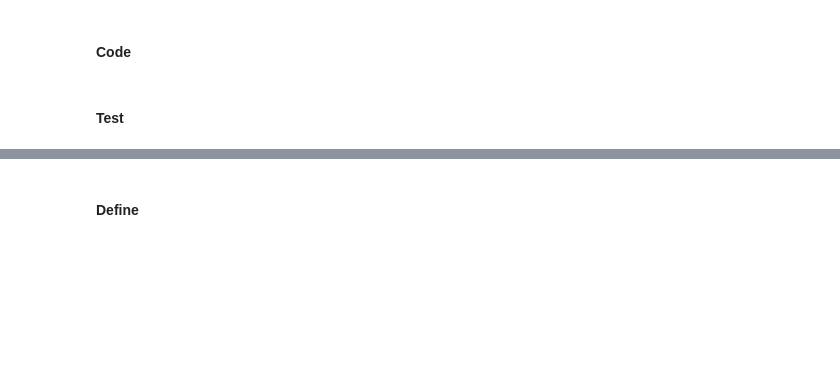
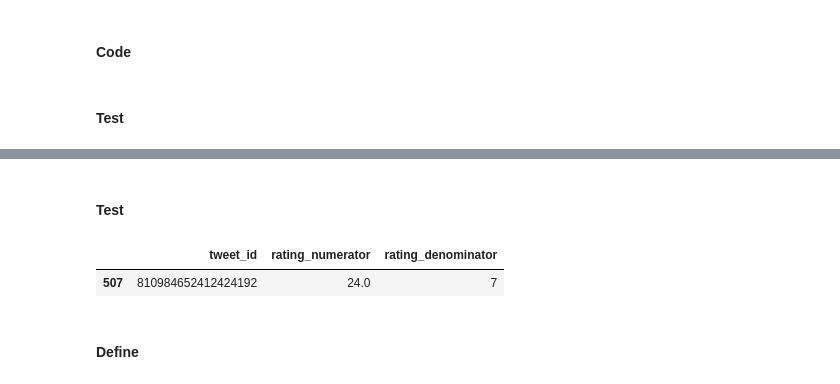
Before and after one commit to marooned20/Udacity-Data-Wrangling, a Jupyter notebook: wrangle_act.ipynb, the cells around one changed output, grey strips where cells are left out. Saved outputs shown, nothing was run; the diff lists cells and outputs as text; code cells hidden in the pictures; blank space fills up the shorter version.

```diff
--- a/wrangle_act.ipynb
+++ b/wrangle_act.ipynb
@@ -584,3 +600,21 @@ archive_tweet_df[archive_tweet_df.text.str.contains(r"(\d+\.\d+/)")]
+# %%
+# get tweet_ids to fix. Skip 810984652412424192 due to no rating
+ids_to_fix = list(archive_tweet_df.tweet_id[archive_tweet_df.rating_denominator % 10 != 0])[1:]
+
+# manually insert the numbers
+num_to_fix = [14, 10, 9]
+den_to_fix = [10, 10, 10]
+
+for i in range(len(ids_to_fix)):
+    archive_tweet_df.loc[archive_tweet_df.tweet_id == ids_to_fix[i], ['rating_numerator', 'rating_denominator']] = num_to_fix[i], den_to_fix[i]
+# %% [markdown]
+#### Test
+# %%
+# check with query to see if those still appear
+archive_tweet_df[archive_tweet_df.rating_denominator % 10 != 0][['tweet_id', 'rating_numerator', 'rating_denominator']]
+# %% [output]
+|  | tweet_id | rating_numerator | rating_denominator |
+| 507 | 810984652412424192 | 24.0 | 7 |
 # %% [markdown]
 #### Define
 # %% [markdown]
```
Also changed, not shown: parts of 8 cells of this notebook.
